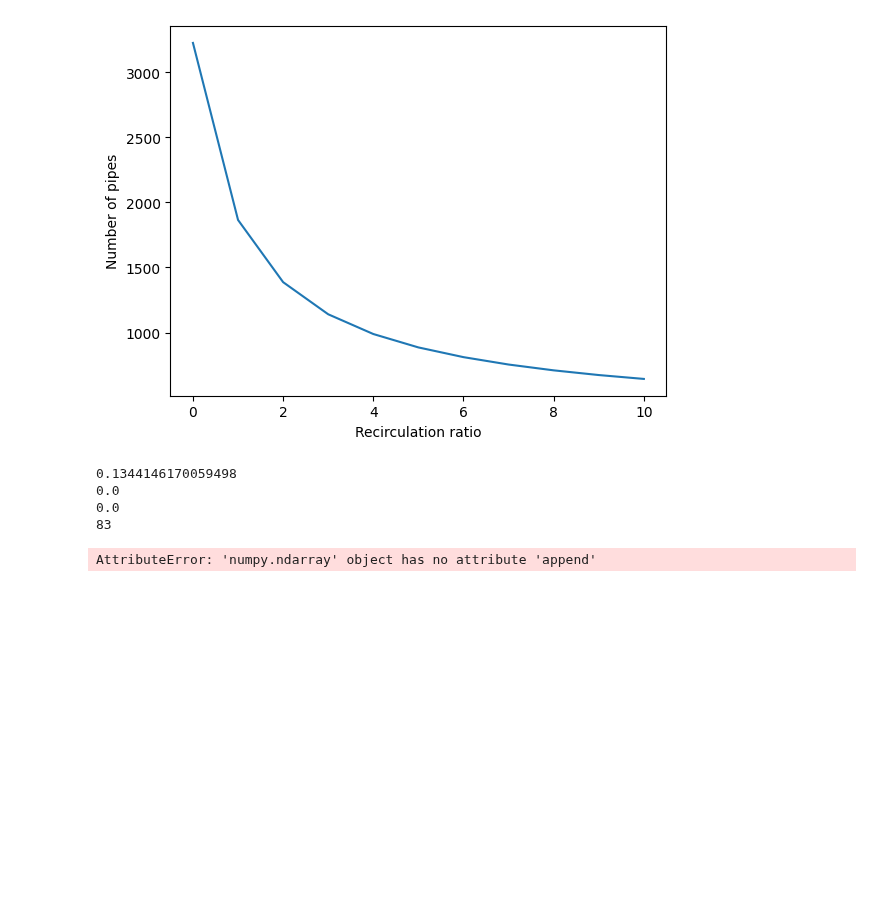
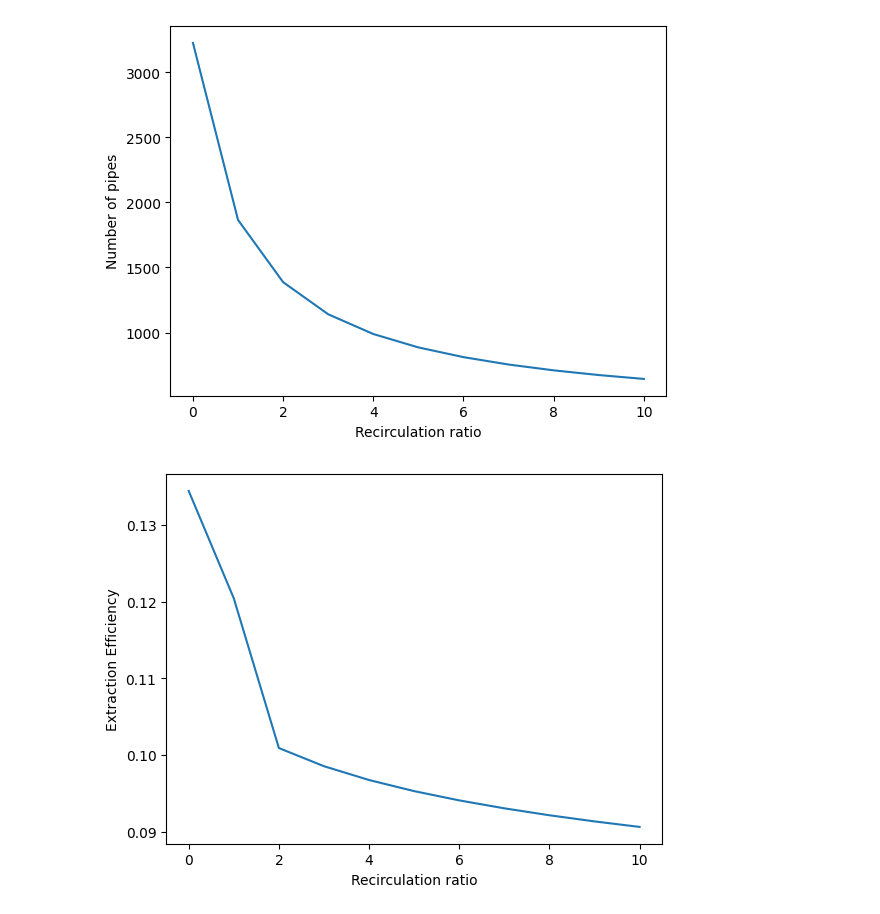
Before and after one commit to gabriele-ferrero/TRIOMA, a Jupyter notebook: Examples/recirculation.ipynb, the cells around one changed output. Saved outputs shown, nothing was run; the diff lists cells and outputs as text; code cells hidden in the pictures; blank space fills up the shorter version.

```diff
--- a/recirculation.ipynb
+++ b/Examples/recirculation.ipynb
@@ -175,49 +151,35 @@ for recirculation in recirculation_vec:
             D=D_S,
             thick=0.25E-3,
             K_S=K_S_S,
             k_d=1E6,
             k_r=1E6,k=21)
     while err>tol:
         i=i+1
 
         err2=1
         tol2=1E-6
         j=0
         while err2>tol2:
             j=j+1
             c_in1=c_in
             PAV = Component(c_in=c_in, fluid=flibe, membrane=Steel)
             PAV.analytical_efficiency(L)
             PAV.update_attribute("eff",PAV.eff_an)
             PAV.outlet_c_comp()
             c_in=(PAV.c_out*recirculation+BB.c_out)/(recirculation+1)
-
             err2=abs((c_in-c_in1)/c_in)
-        err=abs((PAV.c_out-BB.c_in)/BB.c_in)
+        err=abs((PAV.c_out-BB.c_in)/PAV.c_out)
         BB.update_attribute("c_in",PAV.c_out)
         BB.get_cout()
-
-
-
-    # PAV.get_efficiency(L)
-    print(PAV.eff_an)
-    print(err)
-    # PAV.inspect()
-    print(err)
-    print(i)
     c_out_vec=np.append(c_out_vec,PAV.c_out)
     eff_vec=np.append(eff_vec,PAV.eff_an)
     extract_vec=np.append(extract_vec,(PAV.c_in-PAV.c_out)*PAV.fluid.U0*PAV.fluid.d_Hyd**2/4)
 plt.plot(recirculation_vec,eff_vec)
 plt.xlabel("Recirculation ratio")
 plt.ylabel("Extraction Efficiency")
 plt.show()
 # %% [output]
-0.1344146170059498
-0.0
-0.0
-83
-AttributeError: 'numpy.ndarray' object has no attribute 'append'
+[figure, added]
 # %%
 plt.semilogy(recirculation_vec,c_out_vec)
 plt.hlines(c0,recirculation_vec[0],recirculation_vec[-1])
```
Also changed, not shown: parts of 2 cells of this notebook, 13 other files.
